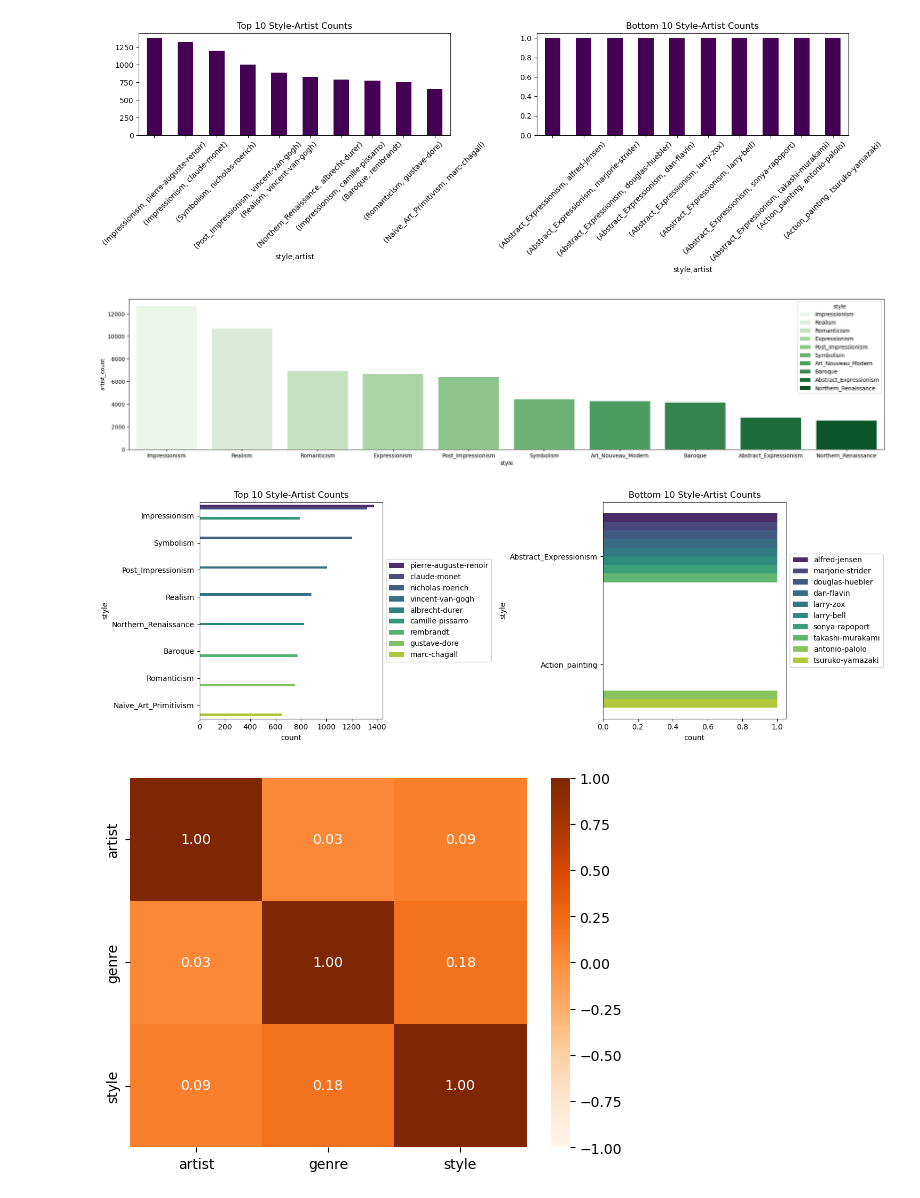
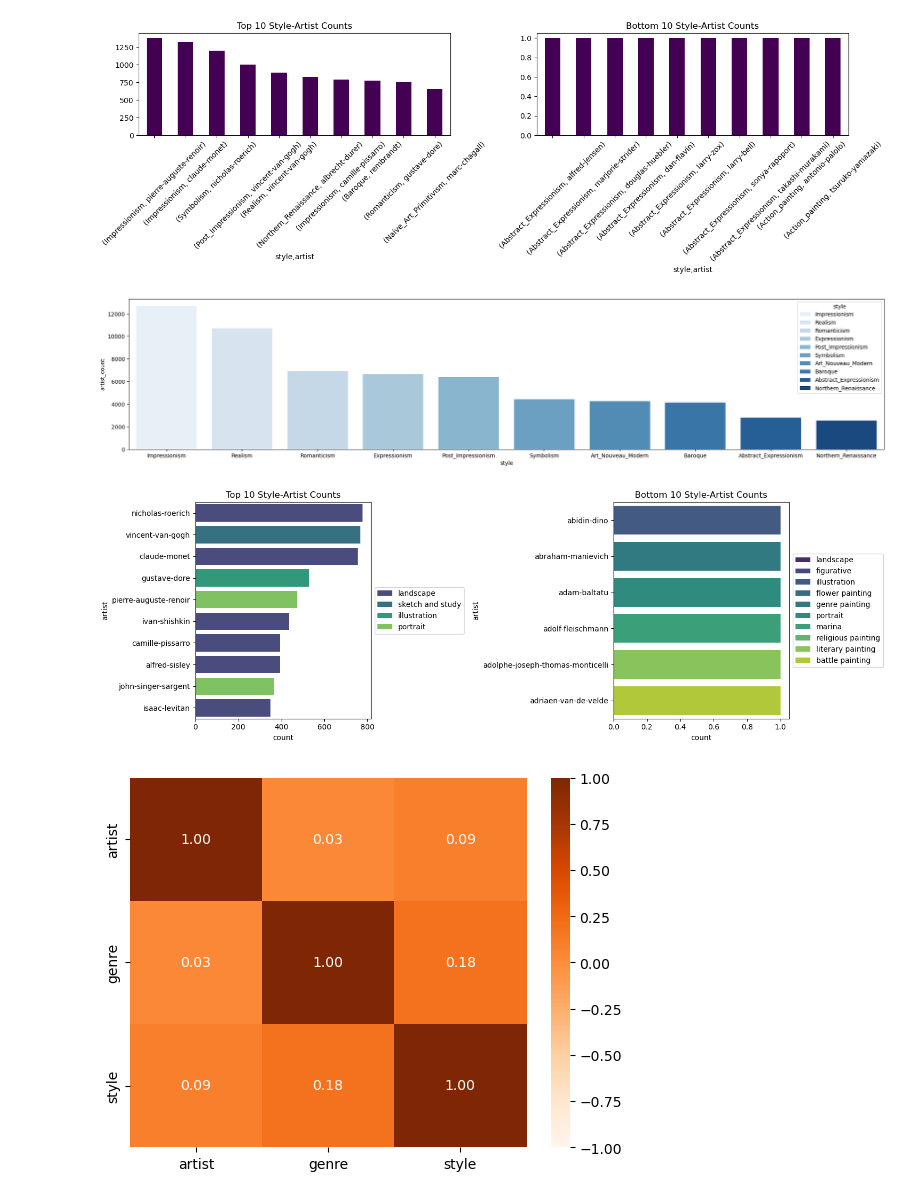
Before and after one commit to sehyeon24/2ndTeamProject, a Jupyter notebook: source/style/시각화.ipynb, the cells around one changed output. Drawn from its saved outputs; the diff is of its cells as text; code cells hidden in the pictures.

```diff
--- a/source/style/시각화.ipynb
+++ b/source/style/시각화.ipynb
@@ -43,40 +44,40 @@ top_10_style_artist_vc = style_artist_counts.nlargest(10, 'artist_count')
 
 # 시각화
 plt.figure(figsize=(25, 5))
-sns.barplot(data=top_10_style_artist_vc, x='style', y='artist_count', hue='style', dodge=False, palette='Greens')
+sns.barplot(data=top_10_style_artist_vc, x='style', y='artist_count', hue='style', dodge=False, palette='Blues')
 plt.show()
 # %% [output]
-[figure, old version]
+[figure, new version]
 # %%
 # 데이터 준비
-style_artist_vc = painting.groupby('style')[['artist']].value_counts()
+style_artist_vc = painting.groupby('artist')[['genre']].value_counts()
 top_10_style_artist_vc = style_artist_vc.nlargest(10).reset_index(name='count')
 bottom_10_style_artist_vc = style_artist_vc.nsmallest(10).reset_index(name='count')
 
 # 서브플롯 생성 (1행 2열)
 fig, axes = plt.subplots(1, 2, figsize=(15, 5))
 
 # 상위 10개 시각화 (legend 숨기기)
-sns.barplot(x='count', y='style', hue='artist', data=top_10_style_artist_vc, ax=axes[0], palette='viridis')
+sns.barplot(x='count', y='artist', hue='genre', data=top_10_style_artist_vc, ax=axes[0], palette='viridis', dodge=False)
 axes[0].set_title('Top 10 Style-Artist Counts')
 
 # 하위 10개 시각화 (legend 숨기기)
-sns.barplot(x='count', y='style', hue='artist', data=bottom_10_style_artist_vc, ax=axes[1], palette='viridis')
+sns.barplot(x='count', y='artist', hue='genre', data=bottom_10_style_artist_vc, ax=axes[1], palette='viridis', dodge=False)
 axes[1].set_title('Bottom 10 Style-Artist Counts')
 
 # 각 서브플롯의 legend를 오른쪽에 위치시키기
 handles_0, labels_0 = axes[0].get_legend_handles_labels()
 handles_1, labels_1 = axes[1].get_legend_handles_labels()
 
 # 각 서브플롯의 legend를 오른쪽에 배치
 axes[0].legend(handles_0, labels_0, loc='center left', bbox_to_anchor=(1, 0.5))
 axes[1].legend(handles_1, labels_1, loc='center left', bbox_to_anchor=(1, 0.5))
 
 # 레이아웃 자동 조정
 plt.tight_layout()
 plt.show()
 # %% [output]
-[figure, old version]
+[figure, new version]
 # %%
 ags = painting.iloc[:, -3:]
 le = LabelEncoder()
```
Also changed, not shown: parts of 1 cell of this notebook.
